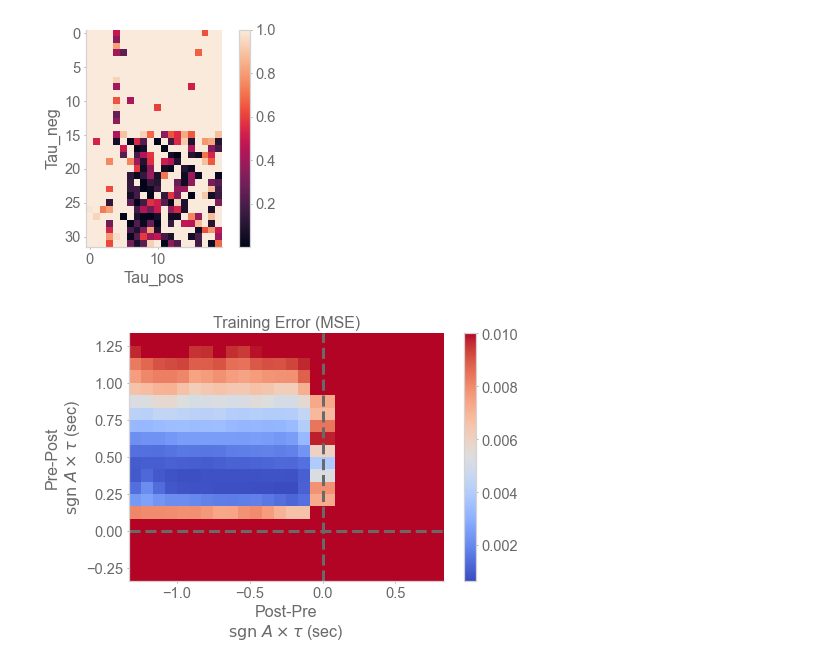
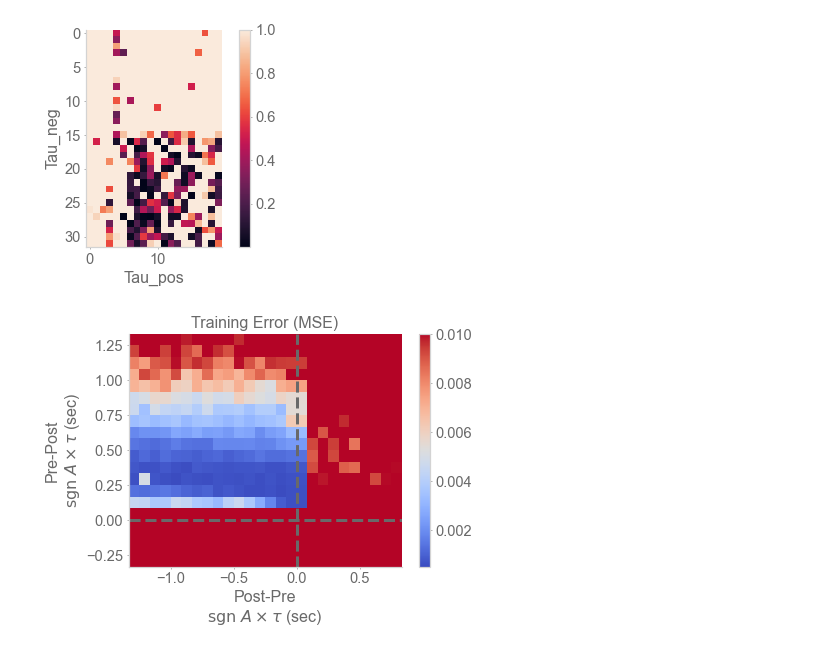
Before and after one commit to chingf/sr-project, a Jupyter notebook: notebooks/2k-plasticity-kernel-gridsearch.ipynb, the cells around one changed output. Drawn from its saved outputs; the diff is of its cells as text; code cells hidden in the pictures.

```diff
--- a/notebooks/2k-plasticity-kernel-gridsearch.ipynb
+++ b/notebooks/2k-plasticity-kernel-gridsearch.ipynb
@@ -159,41 +159,39 @@ plt.show()
 from matplotlib.colors import BoundaryNorm
 from matplotlib.ticker import MaxNLocator
 # %%
-from scipy.ndimage.filters import gaussian_filter, uniform_filter
 coeff_threshold = 0.1
 
 # Collect values
 mat = np.zeros((tau_neg_unique.size, tau_pos_unique.size))*np.nan
 for tau_neg_ax, tau_pos_ax, val in zip(
     results['tau_neg_axes'], results['tau_pos_axes'], results['vals']
     ):
     x_idx = np.argwhere(tau_neg_unique == tau_neg_ax)[0,0]
     y_idx = np.argwhere(tau_pos_unique == tau_pos_ax)[0,0]
     mat[x_idx][y_idx] = val
 
 # "Zero"-out entries where coefficient approaches zero
-mat[Aneg_coeff_mat<coeff_threshold] = 0.05
-mat[Apos_coeff_mat<coeff_threshold] = 0.05
-
-mat = gaussian_filter(mat, 0.75)
+vmax = 0.01
+mat[Aneg_coeff_mat<coeff_threshold] = vmax
+mat[Apos_coeff_mat<coeff_threshold] = vmax
 
 x_list = tau_neg_unique #np.sort(np.unique(xs))
 y_list = tau_pos_unique #np.sort(np.unique(ys))
 x, y = np.meshgrid(x_list/configs.dt_to_sec, y_list/configs.dt_to_sec)
-fig, ax = plt.subplots(figsize=(7,5))
+fig, ax = plt.subplots(figsize=(6.4, 4.8))
 im = ax.pcolormesh(
-    x, y, mat.T, cmap="coolwarm", vmax=0.01
+    x, y, mat.T, cmap="coolwarm", vmax=vmax
     )
 fig.colorbar(im, ax=ax)
 
 plt.xlim(-4/configs.dt_to_sec, 2.5/configs.dt_to_sec)
 plt.xlabel('Post-Pre\n$\mathrm{sgn}\\ A\\times \\tau$ (sec)')
 plt.ylabel('Pre-Post\n$\mathrm{sgn}\\ A\\times \\tau$ (sec)')
 plt.axhline(0, linewidth=3, linestyle='dashed', color='dimgray')
 plt.axvline(0, linewidth=3, linestyle='dashed', color='dimgray')
 plt.title("Training Error (MSE)")
 plt.tight_layout()
-#plt.savefig("tau_grid_mse_zeroed.png", dpi=300)
+plt.savefig("tau_grid_mse.png", dpi=300)
 plt.show()
 # %% [output]
-[figure, old version]
+[figure, new version]
```
Also changed, not shown: parts of 3 cells of this notebook, 4 other files.
